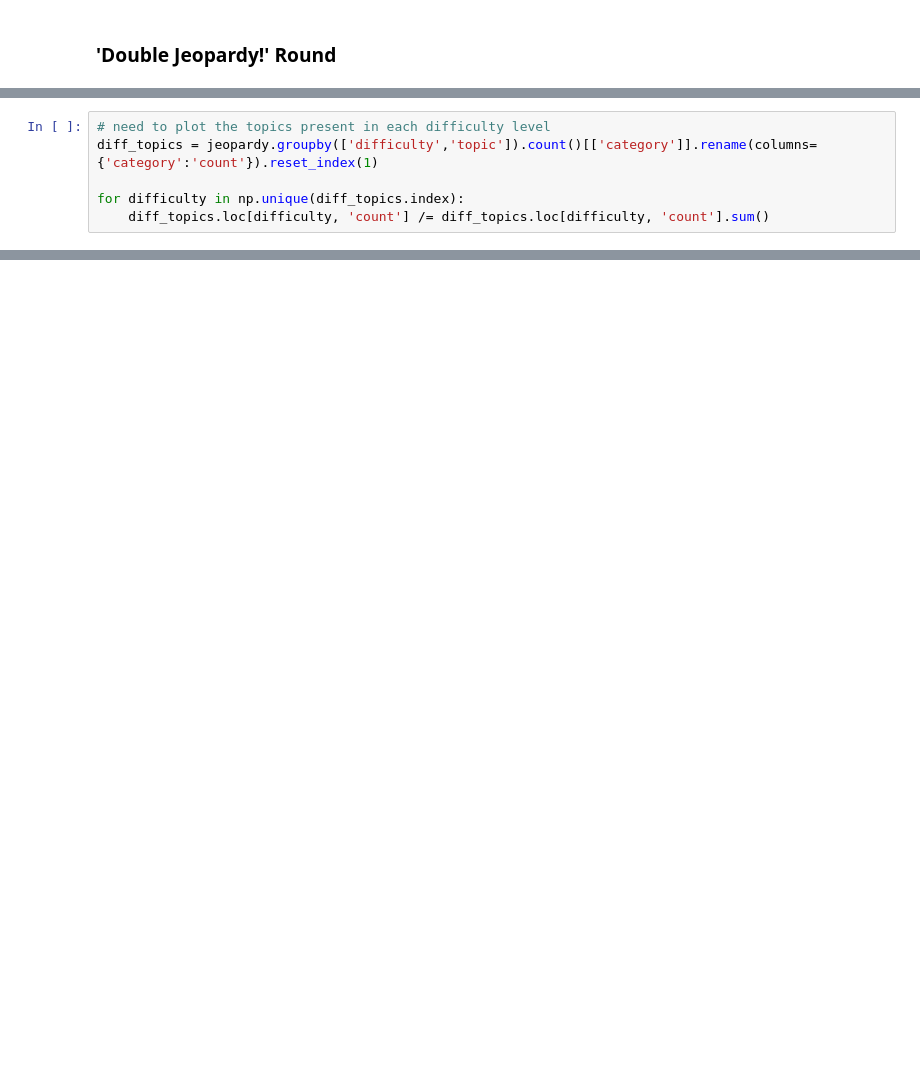
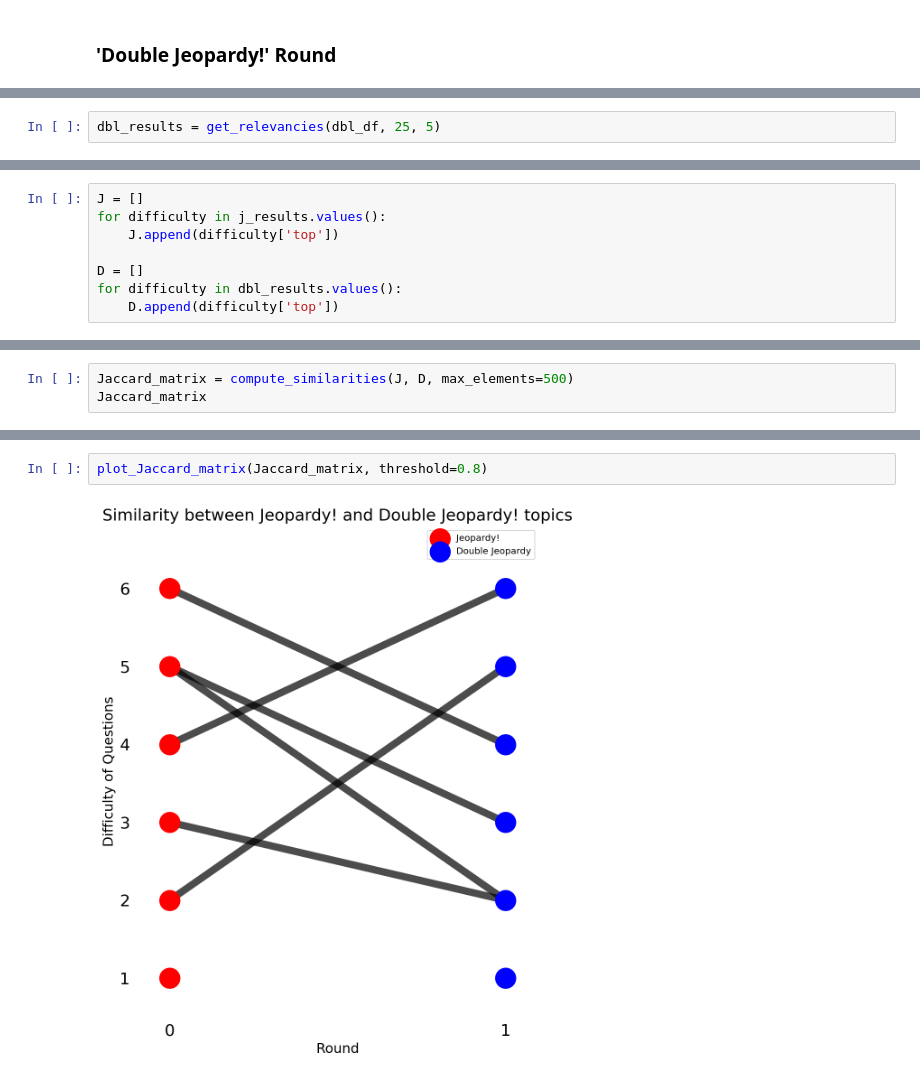
Before and after one commit to krisrjohnson/Jeopardy_topic_modeling, a Jupyter notebook: jeopardy_analysis_zach.ipynb, the cells around one changed output, grey strips where cells are left out. Drawn from its saved outputs; the diff is of its cells as text; blank space fills up the shorter version.

```diff
--- a/jeopardy_analysis_zach.ipynb
+++ b/jeopardy_analysis_zach.ipynb
@@ -128,6 +65,0 @@ dbl_topic_cts.plot.bar()
-# %%
-# need to plot the topics present in each difficulty level
-diff_topics = jeopardy.groupby(['difficulty','topic']).count()[['category']].rename(columns={'category':'count'}).reset_index(1)
-
-for difficulty in np.unique(diff_topics.index):
-    diff_topics.loc[difficulty, 'count'] /= diff_topics.loc[difficulty, 'count'].sum()
@@ -154,0 +66,2 @@ diff_topics.loc[1, :]
+# %%
+dbl_results = get_relevancies(dbl_df, 25, 5)
@@ -154,0 +92,8 @@ diff_topics.loc[1, :]
+# %%
+J = []
+for difficulty in j_results.values():
+    J.append(difficulty['top'])
+
+D = []
+for difficulty in dbl_results.values():
+    D.append(difficulty['top'])
@@ -154,0 +102,3 @@ diff_topics.loc[1, :]
+# %%
+Jaccard_matrix = compute_similarities(J, D, max_elements=500)
+Jaccard_matrix
@@ -154,0 +113,4 @@ diff_topics.loc[1, :]
+# %%
+plot_Jaccard_matrix(Jaccard_matrix, threshold=0.8)
+# %% [output]
+[figure, added]
```
Also changed, not shown: parts of 30 cells of this notebook.
